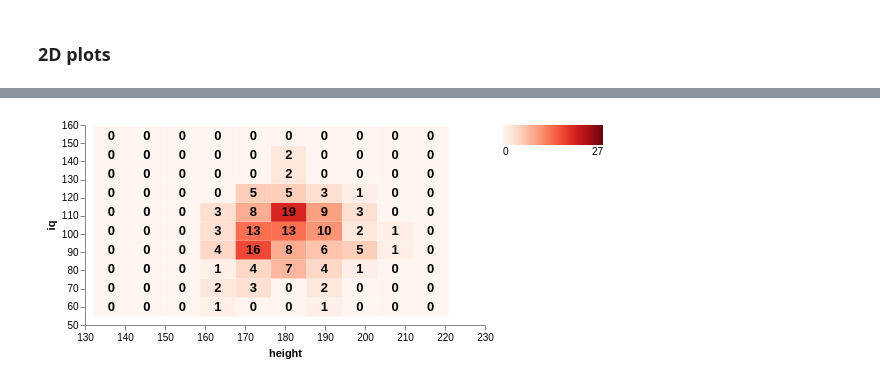
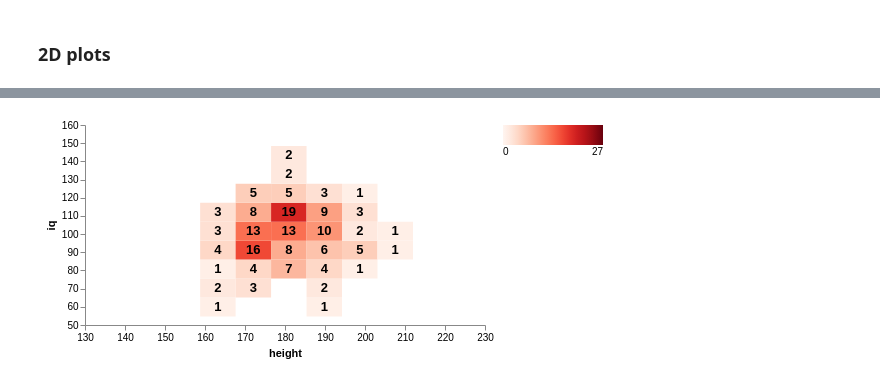
Before and after one commit to janpipek/pydata2018-berlin, a Jupyter notebook: notebooks/talk.ipynb, the cells around one changed output, grey strips where cells are left out. Drawn from its saved outputs; the diff is of its cells as text; code cells hidden in the pictures.

```diff
--- a/notebooks/talk.ipynb
+++ b/notebooks/talk.ipynb
@@ -844,7 +892,7 @@ Saved ../images/globe.svg
 # %%
-kwargs = dict( cmap="Reds", show_values=True)
+kwargs = dict( cmap="Reds", show_values=True, show_zero=False)
 H3.plot(backend="vega", width=1280, height=768, write_to="vega.html", **kwargs)
 H3.plot(backend="vega", **kwargs)
 # %% [output]
 [interactive output not drawn]
-[figure, old version]
+[figure, new version]
```
Also changed, not shown: parts of 51 cells of this notebook, 51 other files.
